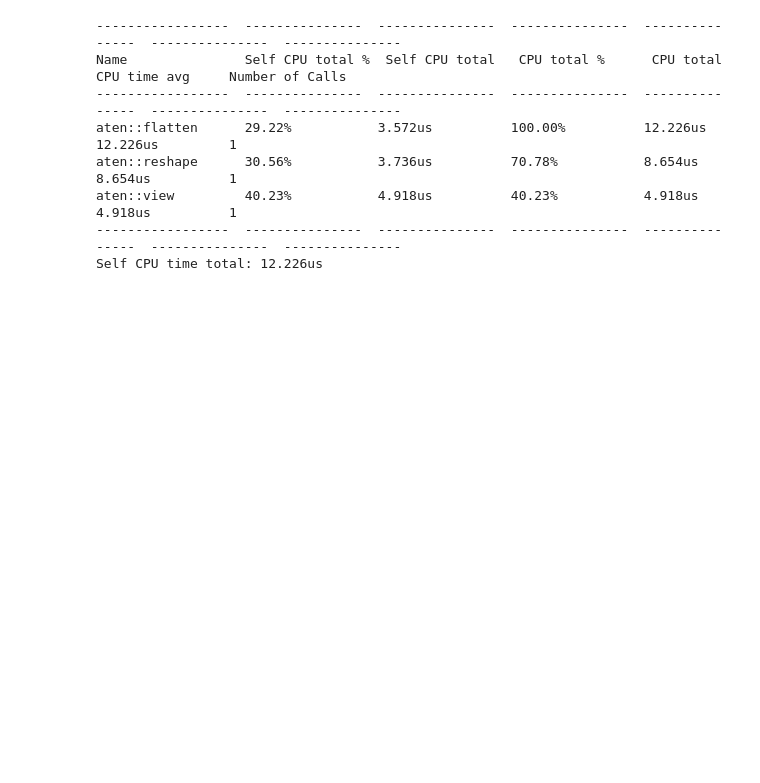
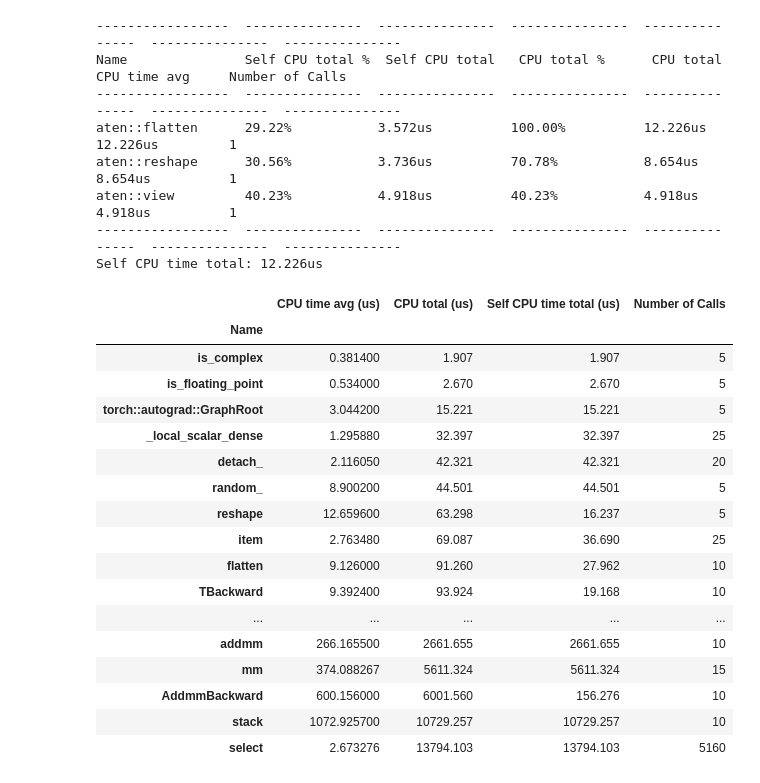
Before and after one commit to vlamprinidis/NN_prediction, a Jupyter notebook: temp.ipynb, the cells around one changed output. Saved outputs shown, nothing was run; the diff lists cells and outputs as text; code cells hidden in the pictures; blank space fills up the shorter version.

```diff
--- a/temp.ipynb
+++ b/temp.ipynb
@@ -72,4 +72,4 @@ def profile(model, train_loader):
 
     return prof.key_averages()
 # %%
-ls = profile(model,train_loader)
+ls = profile(Model().model,train_loader)
@@ -175,0 +198,2 @@ prof = profile(Model.model, x, y, 32, 1)
+# %%
+the_dir = ['intermediate_results', 'ptorch']
@@ -175,0 +202,26 @@ prof = profile(Model.model, x, y, 32, 1)
+# %%
+dct = dp.load(os.path.join(*the_dir, 'dense.torch'))
+# %%
+for x,y in dct.items():
+    break
+# %%
+y.sort_values(by='CPU total (us)')
+# %% [output]
+|  | CPU time avg (us) | CPU total (us) | Self CPU time total (us) | Number of Calls |
+| Name |  |  |  |  |
+| is_complex | 0.381400 | 1.907 | 1.907 | 5 |
+| is_floating_point | 0.534000 | 2.670 | 2.670 | 5 |
+| torch::autograd::GraphRoot | 3.044200 | 15.221 | 15.221 | 5 |
+| _local_scalar_dense | 1.295880 | 32.397 | 32.397 | 25 |
+| detach_ | 2.116050 | 42.321 | 42.321 | 20 |
+| random_ | 8.900200 | 44.501 | 44.501 | 5 |
+| reshape | 12.659600 | 63.298 | 16.237 | 5 |
+| item | 2.763480 | 69.087 | 36.690 | 25 |
+| flatten | 9.126000 | 91.260 | 27.962 | 10 |
+| TBackward | 9.392400 | 93.924 | 19.168 | 10 |
+| ... | ... | ... | ... | ... |
+| addmm | 266.165500 | 2661.655 | 2661.655 | 10 |
+| mm | 374.088267 | 5611.324 | 5611.324 | 15 |
+| AddmmBackward | 600.156000 | 6001.560 | 156.276 | 10 |
+| stack | 1072.925700 | 10729.257 | 10729.257 | 10 |
+| select | 2.673276 | 13794.103 | 13794.103 | 5160 |
```
Also changed, not shown: parts of 4 cells of this notebook, 7 other files.
